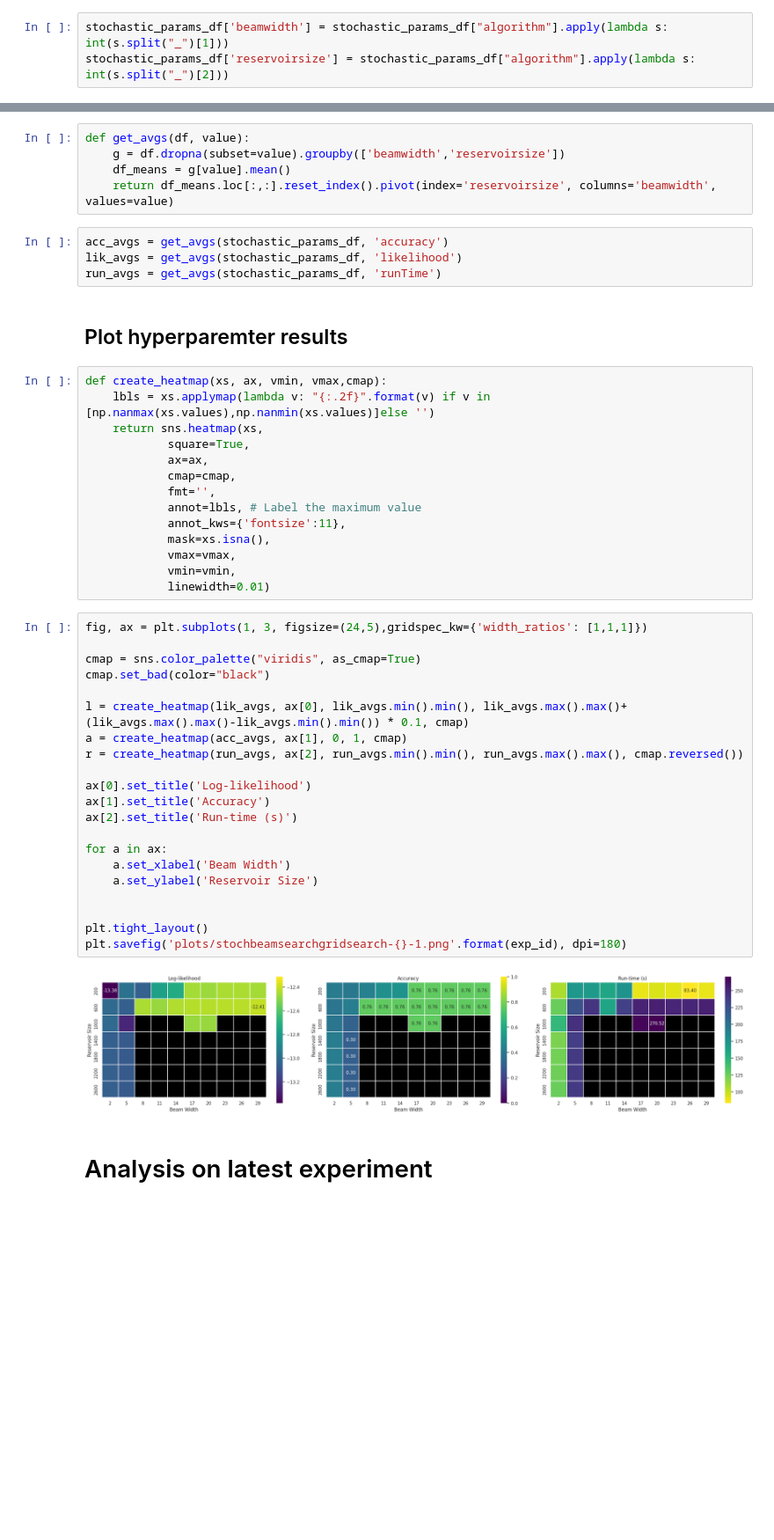
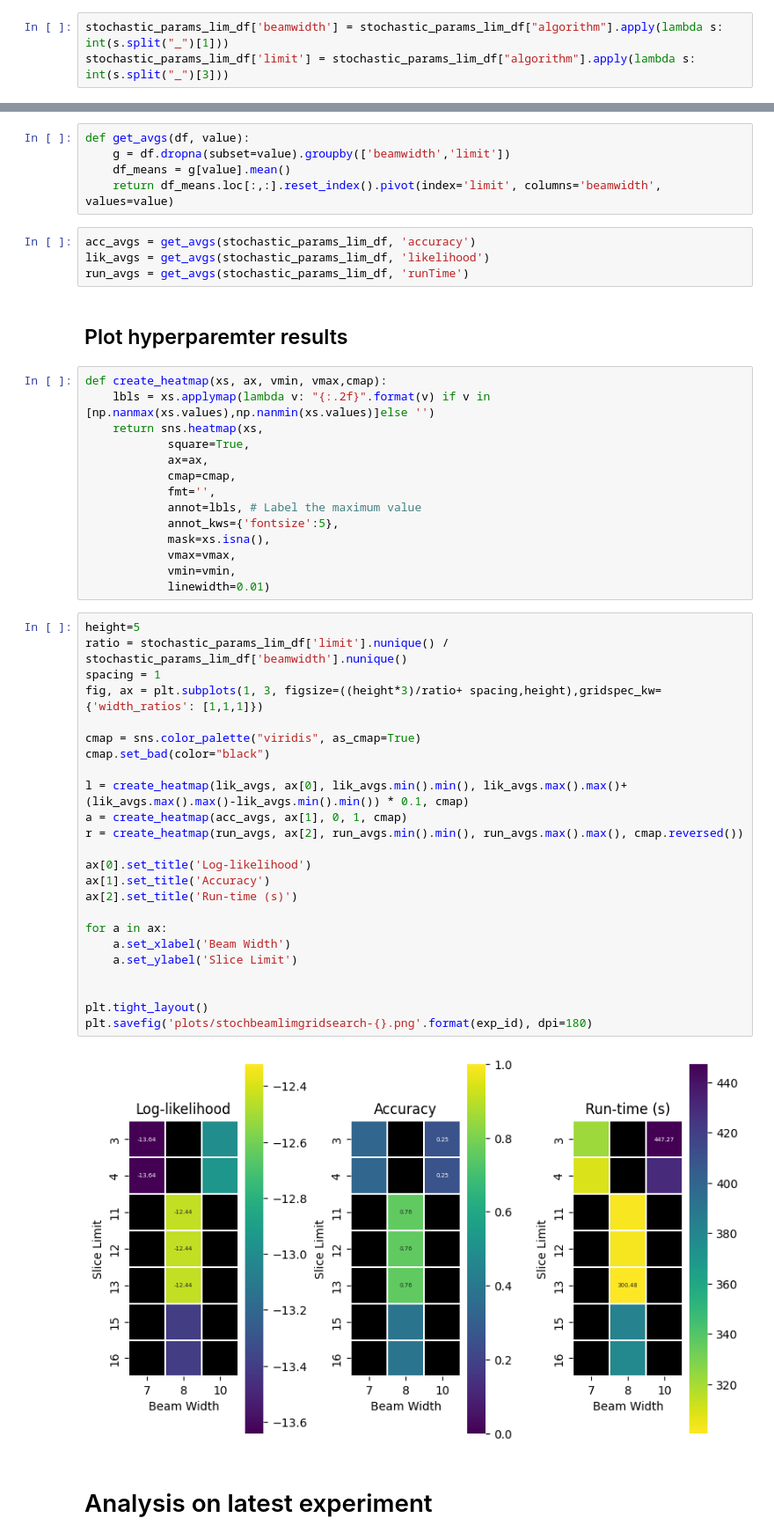
Before and after one commit to judah-daniels/protovoices-haskell, a Jupyter notebook: preprocessing/results.ipynb, the cells around one changed output, grey strips where cells are left out. Shown at 88% size. Drawn from its saved outputs; the diff is of its cells as text; blank space fills up the shorter version.

```diff
--- a/preprocessing/results.ipynb
+++ b/preprocessing/results.ipynb
@@ -98,6 +240,6 @@ stochastic_params_df = exp_df.xs("stochastic-all-params",level=0)
 # %%
-stochastic_params_df['beamwidth'] = stochastic_params_df["algorithm"].apply(lambda s: int(s.split("_")[1]))
-stochastic_params_df['reservoirsize'] = stochastic_params_df["algorithm"].apply(lambda s: int(s.split("_")[2]))
+stochastic_params_lim_df['beamwidth'] = stochastic_params_lim_df["algorithm"].apply(lambda s: int(s.split("_")[1]))
+stochastic_params_lim_df['limit'] = stochastic_params_lim_df["algorithm"].apply(lambda s: int(s.split("_")[3]))
 # %% [output]
 A value is trying to be set on a copy of a slice from a DataFrame.
 Try using .loc[row_indexer,col_indexer] = value instead
@@ -113,13 +255,13 @@ See the caveats in the documentation: https://pandas.pydata.org/pandas-docs/stab
 ## Accuracy, loglikelihood and runtime
 # %%
 def get_avgs(df, value):
-    g = df.dropna(subset=value).groupby(['beamwidth','reservoirsize'])
+    g = df.dropna(subset=value).groupby(['beamwidth','limit'])
     df_means = g[value].mean()
-    return df_means.loc[:,:].reset_index().pivot(index='reservoirsize', columns='beamwidth', values=value)
+    return df_means.loc[:,:].reset_index().pivot(index='limit', columns='beamwidth', values=value)
 # %%
-acc_avgs = get_avgs(stochastic_params_df, 'accuracy')
-lik_avgs = get_avgs(stochastic_params_df, 'likelihood')
-run_avgs = get_avgs(stochastic_params_df, 'runTime')
+acc_avgs = get_avgs(stochastic_params_lim_df, 'accuracy')
+lik_avgs = get_avgs(stochastic_params_lim_df, 'likelihood')
+run_avgs = get_avgs(stochastic_params_lim_df, 'runTime')
 # %% [markdown]
 ## Plot hyperparemter results
 # %%
@@ -131,34 +273,37 @@ def create_heatmap(xs, ax, vmin, vmax,cmap):
             cmap=cmap,
             fmt='',
             annot=lbls, # Label the maximum value
-            annot_kws={'fontsize':11},
+            annot_kws={'fontsize':5},
             mask=xs.isna(),
             vmax=vmax,
             vmin=vmin,
             linewidth=0.01)
 # %%
-fig, ax = plt.subplots(1, 3, figsize=(24,5),gridspec_kw={'width_ratios': [1,1,1]})
+height=5
+ratio = stochastic_params_lim_df['limit'].nunique() / stochastic_params_lim_df['beamwidth'].nunique()
+spacing = 1
+fig, ax = plt.subplots(1, 3, figsize=((height*3)/ratio+ spacing,height),gridspec_kw={'width_ratios': [1,1,1]})
 
 cmap = sns.color_palette("viridis", as_cmap=True)
 cmap.set_bad(color="black")
 
 l = create_heatmap(lik_avgs, ax[0], lik_avgs.min().min(), lik_avgs.max().max()+ (lik_avgs.max().max()-lik_avgs.min().min()) * 0.1, cmap)
 a = create_heatmap(acc_avgs, ax[1], 0, 1, cmap)
 r = create_heatmap(run_avgs, ax[2], run_avgs.min().min(), run_avgs.max().max(), cmap.reversed())
 
 ax[0].set_title('Log-likelihood')
 ax[1].set_title('Accuracy')
 ax[2].set_title('Run-time (s)')
 
 for a in ax:
     a.set_xlabel('Beam Width')
-    a.set_ylabel('Reservoir Size')
+    a.set_ylabel('Slice Limit')
 
 
 plt.tight_layout()
-plt.savefig('plots/stochbeamsearchgridsearch-{}-1.png'.format(exp_id), dpi=180)
+plt.savefig('plots/stochbeamlimgridsearch-{}.png'.format(exp_id), dpi=180)
 # %% [output]
-[figure, old version]
+[figure, new version]
 # %% [markdown]
 # Analysis on latest experiment
 # %%
```
Also changed, not shown: parts of 31 cells of this notebook, 7 other files.
